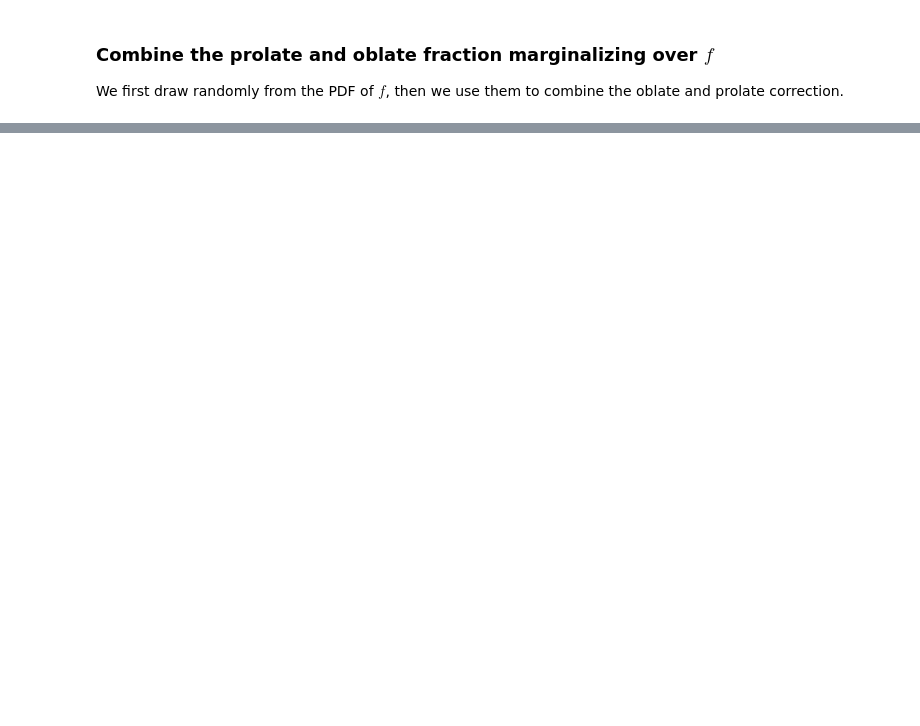
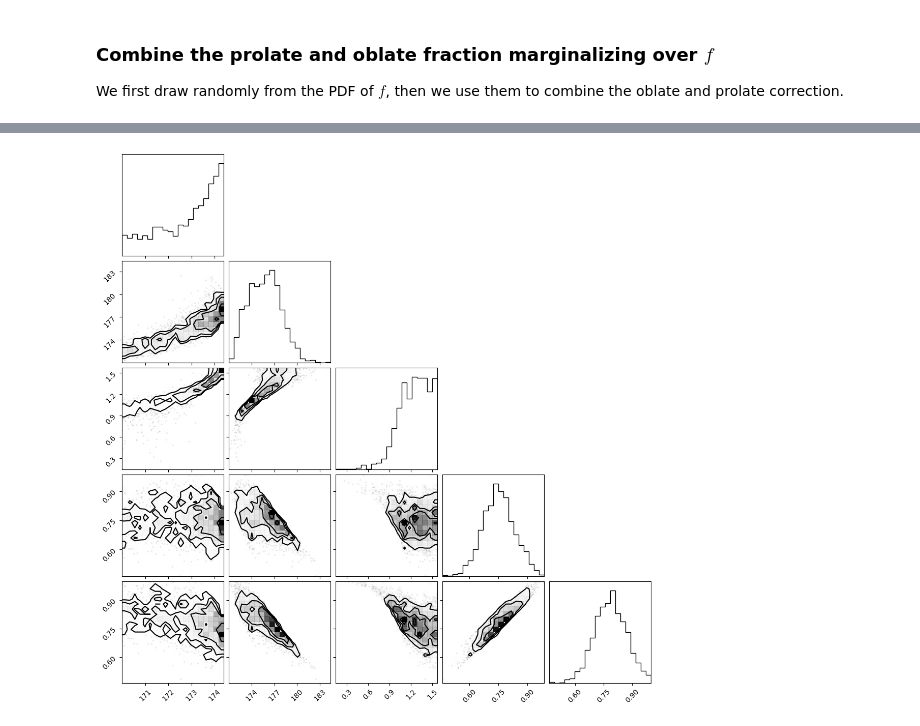
Before and after one commit to huangxy256/deproject_notebook, a Jupyter notebook: fig8-fig9-compare_sph_axi_jam/correction.ipynb, the cells around one changed output, grey strips where cells are left out. Saved outputs shown, nothing was run; the diff lists cells and outputs as text; code cells hidden in the pictures; blank space fills up the shorter version.

```diff
--- a/fig8-fig9-compare_sph_axi_jam/correction.ipynb
+++ b/fig8-fig9-compare_sph_axi_jam/correction.ipynb
@@ -228,0 +253,4 @@ plt.show()
+# %%
+fig = corner.corner(data_oblate_masked.T)
+# %% [output]
+[figure, added]
```
Also changed, not shown: parts of 7 cells of this notebook.
